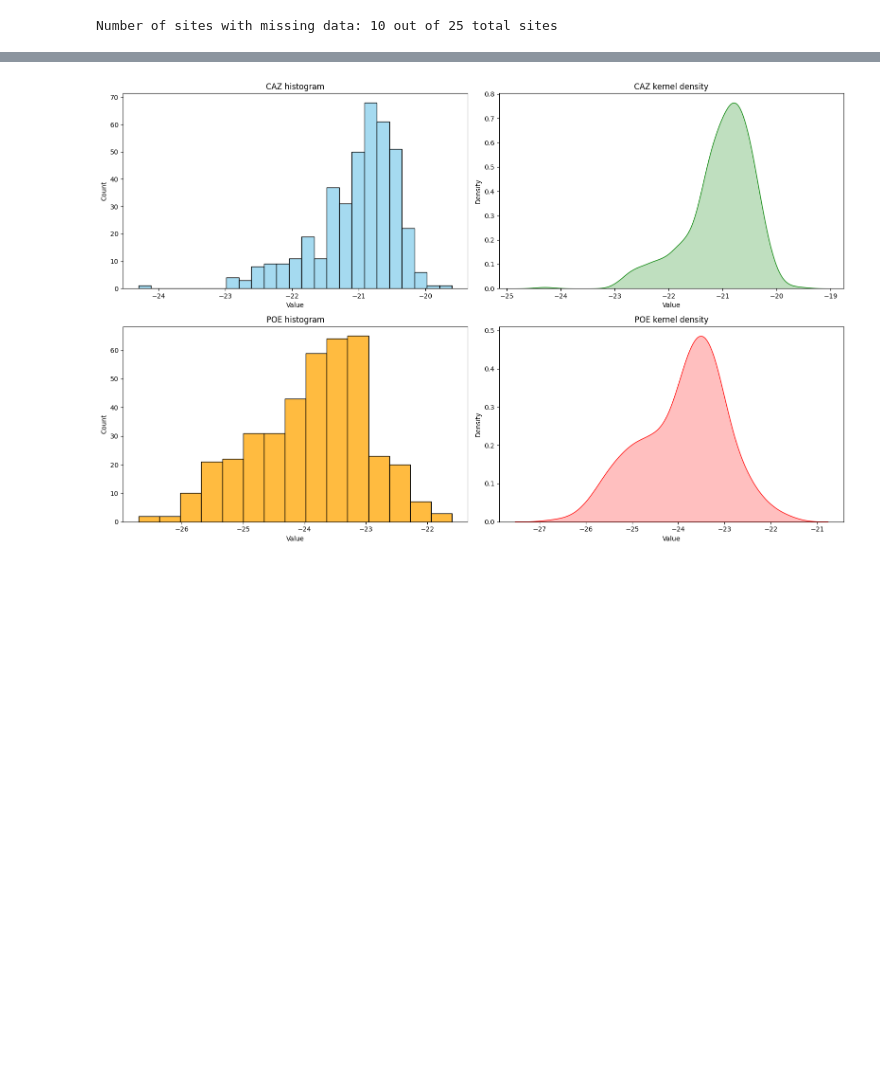
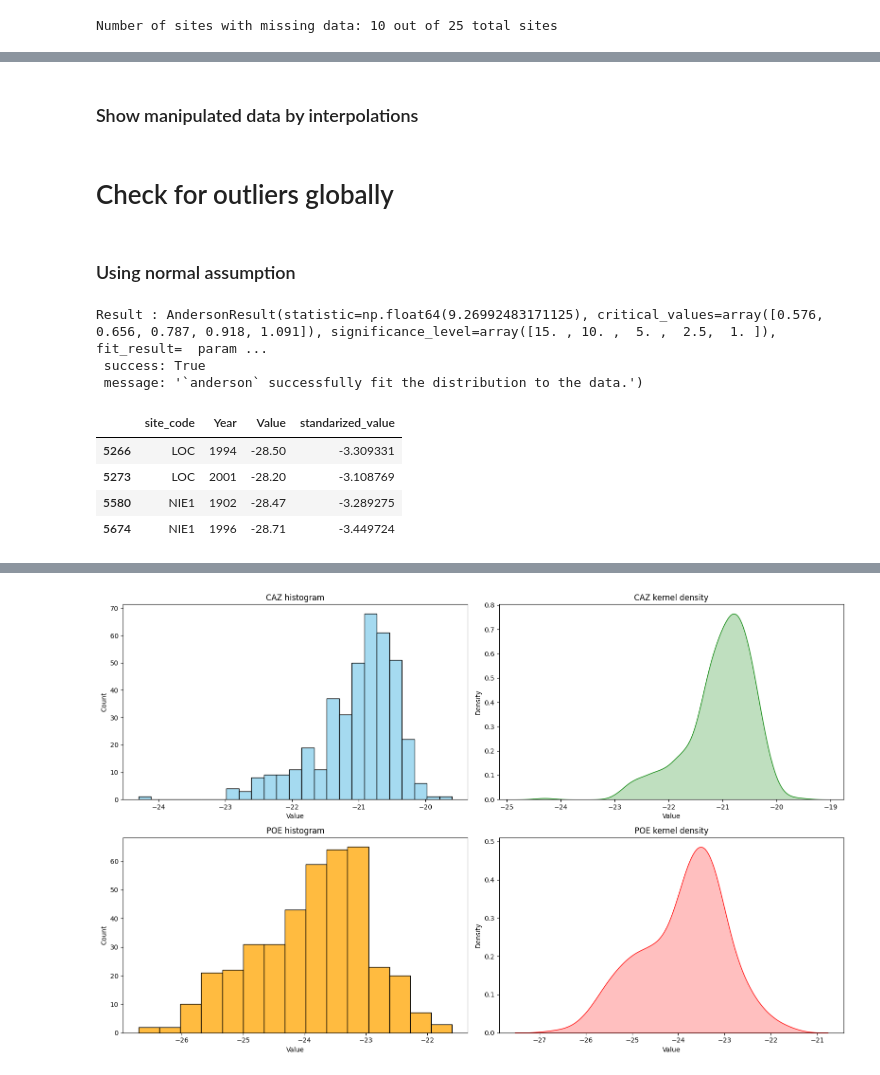
Before and after one commit to Bismont/Tarea1_Alfredo_Debany_Oswaldo, a Jupyter notebook: Testing.ipynb, the cells around one changed output, grey strips where cells are left out. Saved outputs shown, nothing was run; the diff lists cells and outputs as text; code cells hidden in the pictures; blank space fills up the shorter version.

```diff
--- a/Testing.ipynb
+++ b/Testing.ipynb
@@ -155,0 +245,2 @@ for i in l_no_problem:
+# %% [markdown]
+### Show manipulated data by interpolations
@@ -155,0 +278,29 @@ for i in l_no_problem:
+# %% [markdown]
+# Check for outliers globally
+# %% [markdown]
+### Using normal assumption
+# %%
+# Visualize values in all sites
+px.histogram(df_data, x='Value', title='Distribution of Values', nbins=60).show()
+
+# Do Anderson darling test to see if the data matches normal distribution
+result = anderson(df_data['Value'].dropna(), dist='norm' )
+print('Result :', result)
+
+# Once normal distribution can be associated standarize value to check for possible outliers
+df_data['standarized_value'] = (df_data.Value - df_data.Value.mean()) / df_data.Value.std(ddof=0)
+
+# Show outliers
+display(df_data[df_data.standarized_value.abs() > 3])
+
+# plot standarized values
+px.histogram(df_data, x='standarized_value', title='Distribution of Values', nbins=60).show()
+# %% [output]
+Result : AndersonResult(statistic=np.float64(9.26992483171125), critical_values=array([0.576, 0.656, 0.787, 0.918, 1.091]), significance_level=array([15. , 10. ,  5. ,  2.5,  1. ]), fit_result=  param ...
+ success: True
+ message: '`anderson` successfully fit the distribution to the data.')
+|  | site_code | Year | Value | standarized_value |
+| 5266 | LOC | 1994 | -28.50 | -3.309331 |
+| 5273 | LOC | 2001 | -28.20 | -3.108769 |
+| 5580 | NIE1 | 1902 | -28.47 | -3.289275 |
+| 5674 | NIE1 | 1996 | -28.71 | -3.449724 |
```
Also changed, not shown: parts of 31 cells of this notebook.
